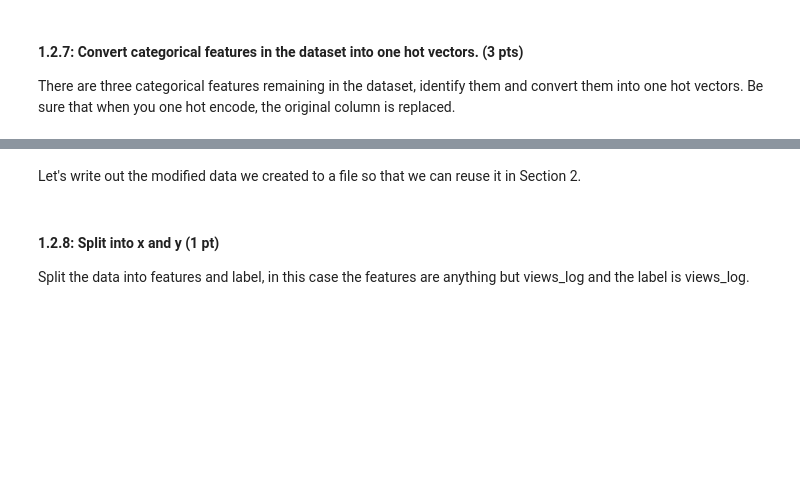
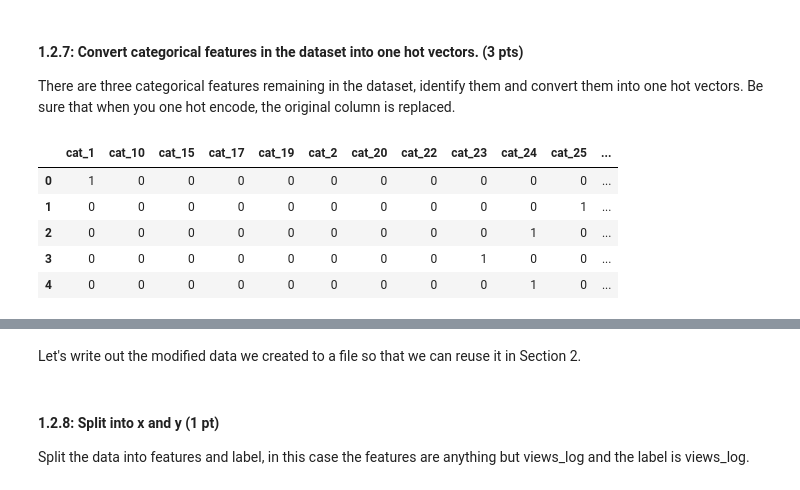
Before and after one commit to spatank/CIS-545, a Jupyter notebook: Homework_4_SPP.ipynb, the cells around one changed output, grey strips where cells are left out. Drawn from its saved outputs; the diff is of its cells as text; code cells hidden in the pictures; blank space fills up the shorter version.

```diff
--- a/Homework_4_SPP.ipynb
+++ b/Homework_4_SPP.ipynb
@@ -457,0 +443,11 @@ Also drop original views, like, comments and dislikes as you have processed them
+# %%
+# remove title, channel_title, category, tags, views, likes, dislikes,
+# comment_count, thumbnail_link, description
+
+# publish_date, publish_time, trending_date
+
+combined_data = combined_data[['category_id', 'comments_disabled', 'ratings_disabled', \
+                      'video_error_or_removed', 'country', 'likes_log', \
+                      'views_log', 'dislikes_log', 'comment_log', 'num_tags', \
+                      'desc_len', 'len_title', 'publish_weekday']]
+combined_data.head(5)
@@ -460,8 +463,19 @@ Also drop original views, like, comments and dislikes as you have processed them
 
 There are three categorical features remaining in the dataset, identify them and convert them into one hot vectors. Be sure that when you one hot encode, the original column is replaced.
 # %%
-
+# categorical variables: category, country, publish_weekday
+combined_data.category_id = combined_data.category_id.astype('category')
 combined_data.publish_weekday = combined_data.publish_weekday.astype('category')
 combined_data.country = combined_data.country.astype('category')
 
-# Hint: Use pd.get_dummies()range.
+data_for_dummify = combined_data[['category_id', 'publish_weekday', 'country']]
+pre_strs = ['cat', 'day', 'country']
+data_from_dummify = pd.get_dummies(data_for_dummify, prefix = pre_strs)
+data_from_dummify.head(5)
+# %% [output]
+|  | cat_1 | cat_10 | cat_15 | cat_17 | cat_19 | cat_2 | cat_20 | cat_22 | cat_23 | cat_24 | cat_25 | ... |
+| 0 | 1 | 0 | 0 | 0 | 0 | 0 | 0 | 0 | 0 | 0 | 0 | ... |
+| 1 | 0 | 0 | 0 | 0 | 0 | 0 | 0 | 0 | 0 | 0 | 1 | ... |
+| 2 | 0 | 0 | 0 | 0 | 0 | 0 | 0 | 0 | 0 | 1 | 0 | ... |
+| 3 | 0 | 0 | 0 | 0 | 0 | 0 | 0 | 0 | 1 | 0 | 0 | ... |
+| 4 | 0 | 0 | 0 | 0 | 0 | 0 | 0 | 0 | 0 | 1 | 0 | ... |
```
Also changed, not shown: parts of 12 cells of this notebook.
